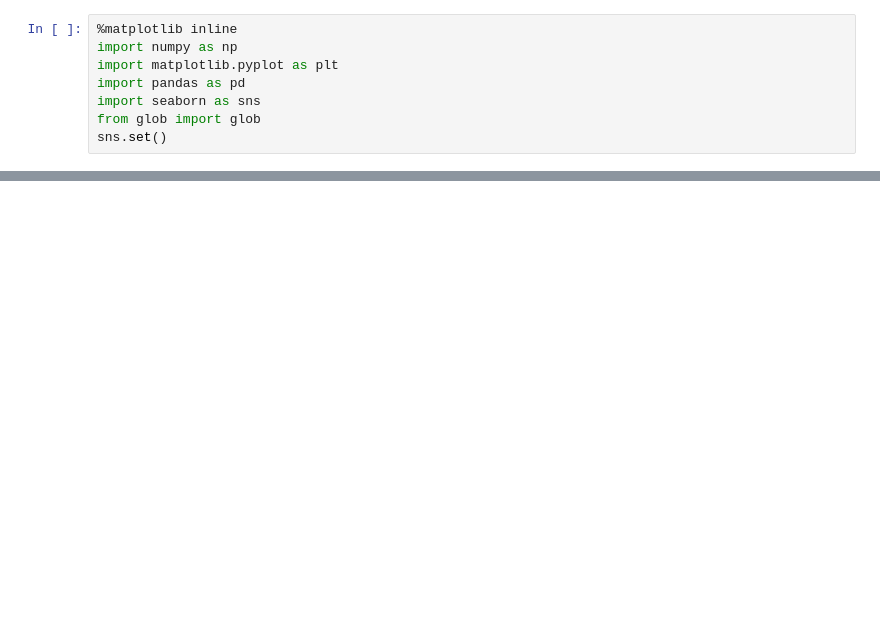
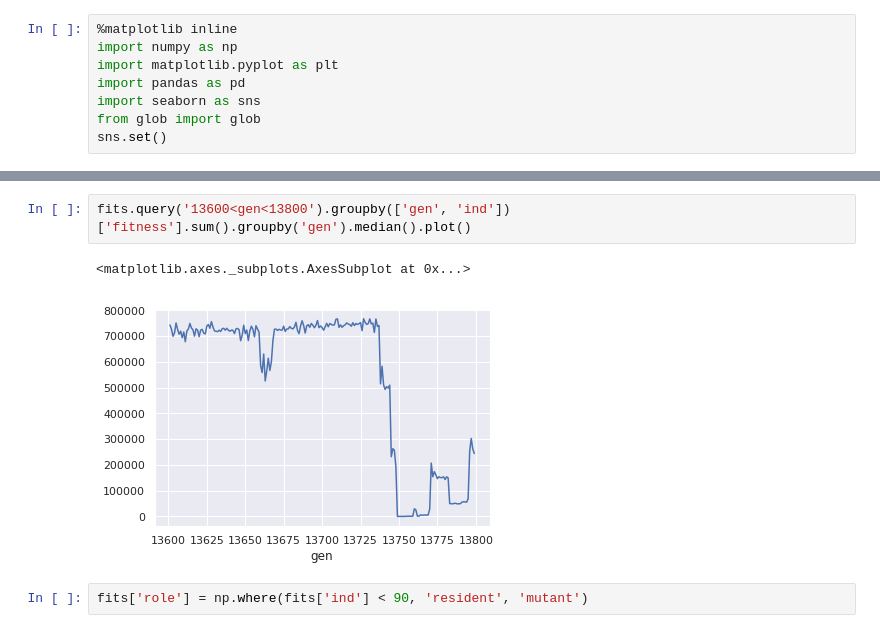
Before and after one commit to PaulEcoffet/roborobo3, a Jupyter notebook: roborobo3/notebooks/fitness_plotter.ipynb, the cells around one changed output, grey strips where cells are left out. Cells and saved outputs as stored; diff of their text form; blank space fills up the shorter version.

```diff
--- a/roborobo3/notebooks/fitness_plotter.ipynb
+++ b/roborobo3/notebooks/fitness_plotter.ipynb
@@ -45,0 +24,7 @@ df.groupby(('gen', 'ind')).mean().reset_index().groupby('gen')['fitness'].median
+# %%
+fits.query('13600<gen<13800').groupby(['gen', 'ind'])['fitness'].sum().groupby('gen').median().plot()
+# %% [output]
+<matplotlib.axes._subplots.AxesSubplot at 0x...>
+[figure, added]
+# %%
+fits['role'] = np.where(fits['ind'] < 90, 'resident', 'mutant')
```
Also changed, not shown: parts of 10 cells of this notebook, 4 other files.
